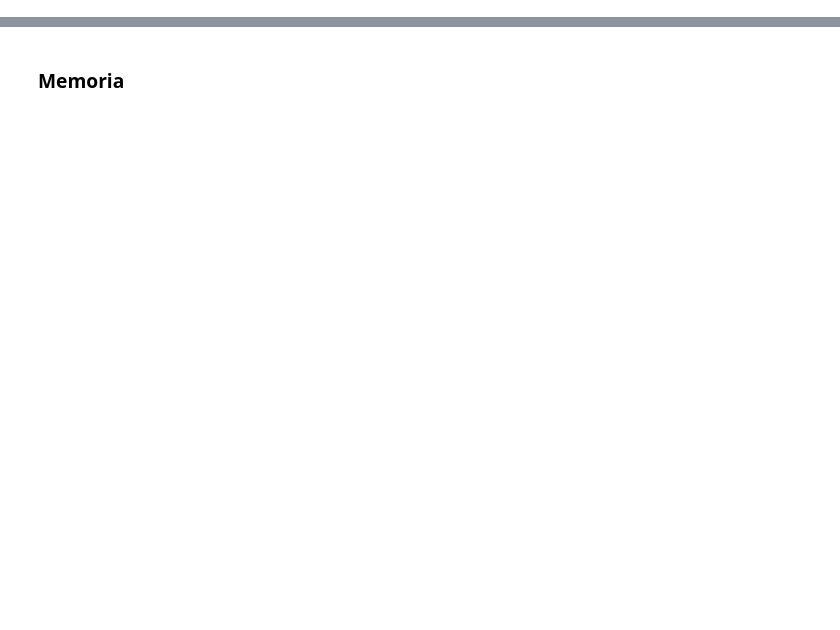
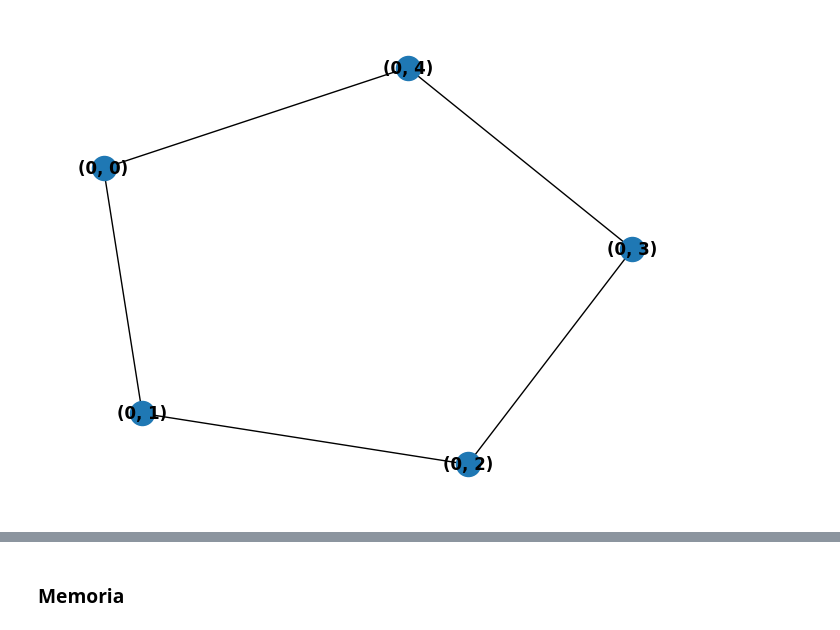
Before and after one commit to javinoram/VqePy, a Jupyter notebook: demos/Hubbard.ipynb, the cells around one changed output, grey strips where cells are left out. Drawn from its saved outputs; the diff is of its cells as text; code cells hidden in the pictures; blank space fills up the shorter version.

```diff
--- a/demos/Hubbard.ipynb
+++ b/demos/Hubbard.ipynb
@@ -42,0 +91,5 @@ def FHExacto(params):
+# %%
+import matplotlib.pyplot as plt
+nx.draw(nx.grid_2d_graph(1, 5, True), with_labels=True, font_weight='bold')
+# %% [output]
+[figure, added]
```
Also changed, not shown: parts of 23 cells of this notebook, 39 other files.
